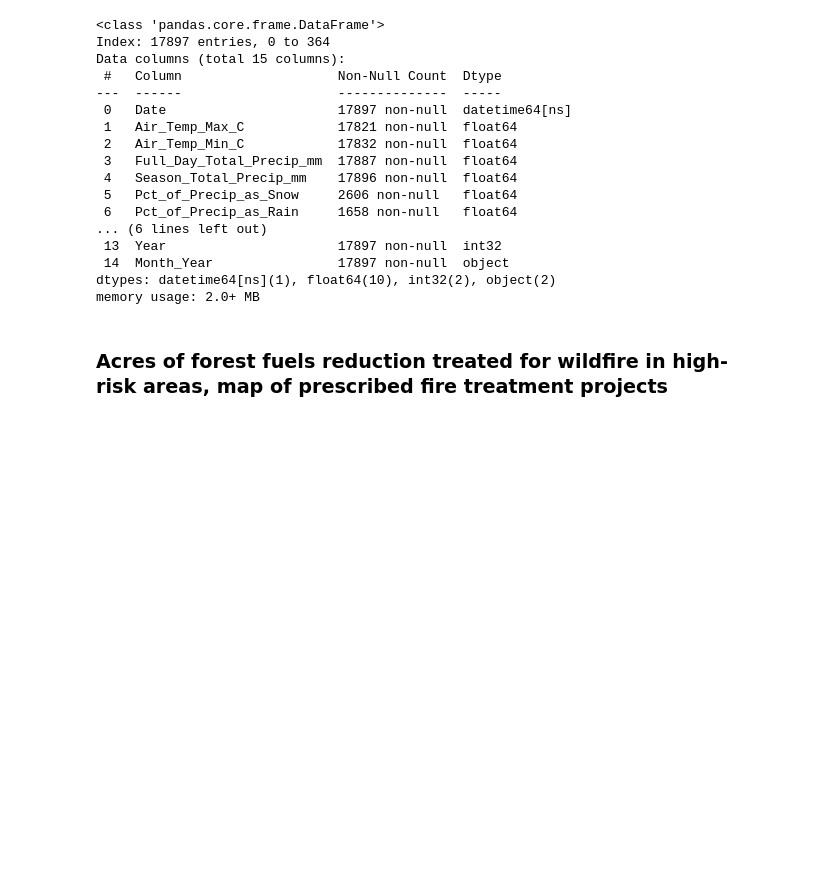
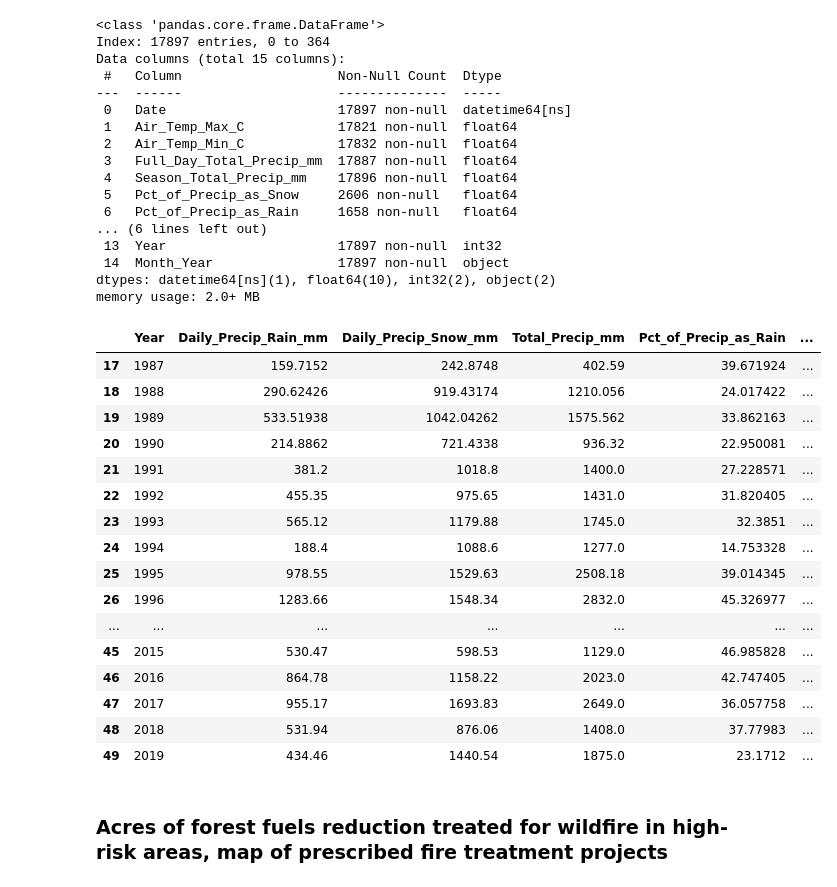
Before and after one commit to trpa-agency/ClimateResilienceDashboard, a Jupyter notebook: data_engineering.ipynb, the cells around one changed output. Saved outputs shown, nothing was run; the diff lists cells and outputs as text; code cells hidden in the pictures; blank space fills up the shorter version.

Commit message:
update precipitation chart

```diff
--- a/data_engineering.ipynb
+++ b/data_engineering.ipynb
@@ -212,16 +212,50 @@ memory usage: 2.0+ MB
 # %%
 from arcgis.features import FeatureLayer
 import pandas as pd
 # get data from service as spatially enabled dataframe
 url = "https://maps.trpa.org/server/rest/services/LTinfo_Climate_Resilience_Dashboard/MapServer/145"
 fl = FeatureLayer(url)
 sdf = fl.query().sdf
 
 # cast Pct_of_Precip_as_Snow to float
 sdf['Pct_of_Precip_as_Snow'] = sdf['Pct_of_Precip_as_Snow'].astype(float)
 # cast Pct_of_Precip_as_Rain to float
 sdf['Pct_of_Precip_as_Rain'] = sdf['Pct_of_Precip_as_Rain'].astype(float)
 
 # new field of total snow as water equivalent
 sdf['Daily_Precip_Rain_mm'] = sdf.Full_Day_Total_Precip_mm * (sdf.Pct_of_Precip_as_Rain/100)
 sdf['Daily_Precip_Snow_mm'] = sdf.Full_Day_Total_Precip_mm * (sdf.Pct_of_Precip_as_Snow/100)
+
+dfYearly = sdf.groupby('Year').agg({'Daily_Precip_Rain_mm': 'sum', 'Daily_Precip_Snow_mm': 'sum'}).reset_index()
+
+dfYearly['Total_Precip_mm'] = dfYearly['Daily_Precip_Rain_mm'] + dfYearly['Daily_Precip_Snow_mm']
+
+
+# create percent field for Daily_Precip_Rain_mm by dividing by Full_Day_Total_Precip_mm
+dfYearly['Pct_of_Precip_as_Rain'] = (dfYearly['Daily_Precip_Rain_mm'] / dfYearly['Total_Precip_mm']) * 100
+# create percent field for Daily_Precip_Snow_mm by dividing by Full_Day_Total_Precip_mm
+dfYearly['Pct_of_Precip_as_Snow'] = (dfYearly['Daily_Precip_Snow_mm'] / dfYearly['Total_Precip_mm']) * 100
+
+# drop all years before 1987
+dfYearly = dfYearly[dfYearly['Year'] >= 1987]
+
+
+dfYearly
+# %% [output]
+|  | Year | Daily_Precip_Rain_mm | Daily_Precip_Snow_mm | Total_Precip_mm | Pct_of_Precip_as_Rain | ... |
+| 17 | 1987 | 159.7152 | 242.8748 | 402.59 | 39.671924 | ... |
+| 18 | 1988 | 290.62426 | 919.43174 | 1210.056 | 24.017422 | ... |
+| 19 | 1989 | 533.51938 | 1042.04262 | 1575.562 | 33.862163 | ... |
+| 20 | 1990 | 214.8862 | 721.4338 | 936.32 | 22.950081 | ... |
+| 21 | 1991 | 381.2 | 1018.8 | 1400.0 | 27.228571 | ... |
+| 22 | 1992 | 455.35 | 975.65 | 1431.0 | 31.820405 | ... |
+| 23 | 1993 | 565.12 | 1179.88 | 1745.0 | 32.3851 | ... |
+| 24 | 1994 | 188.4 | 1088.6 | 1277.0 | 14.753328 | ... |
+| 25 | 1995 | 978.55 | 1529.63 | 2508.18 | 39.014345 | ... |
+| 26 | 1996 | 1283.66 | 1548.34 | 2832.0 | 45.326977 | ... |
+| ... | ... | ... | ... | ... | ... | ... |
+| 45 | 2015 | 530.47 | 598.53 | 1129.0 | 46.985828 | ... |
+| 46 | 2016 | 864.78 | 1158.22 | 2023.0 | 42.747405 | ... |
+| 47 | 2017 | 955.17 | 1693.83 | 2649.0 | 36.057758 | ... |
+| 48 | 2018 | 531.94 | 876.06 | 1408.0 | 37.77983 | ... |
+| 49 | 2019 | 434.46 | 1440.54 | 1875.0 | 23.1712 | ... |
```
Also changed, not shown: parts of 15 cells of this notebook, 4 other files.
